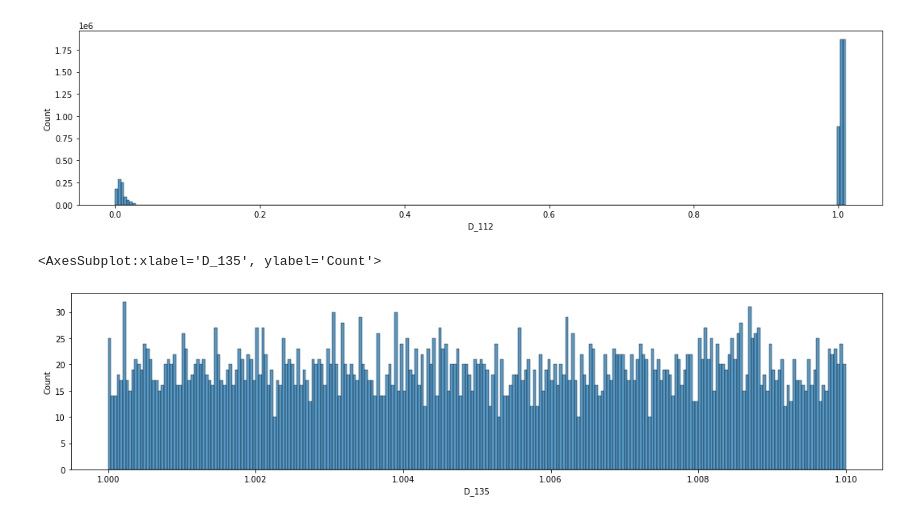
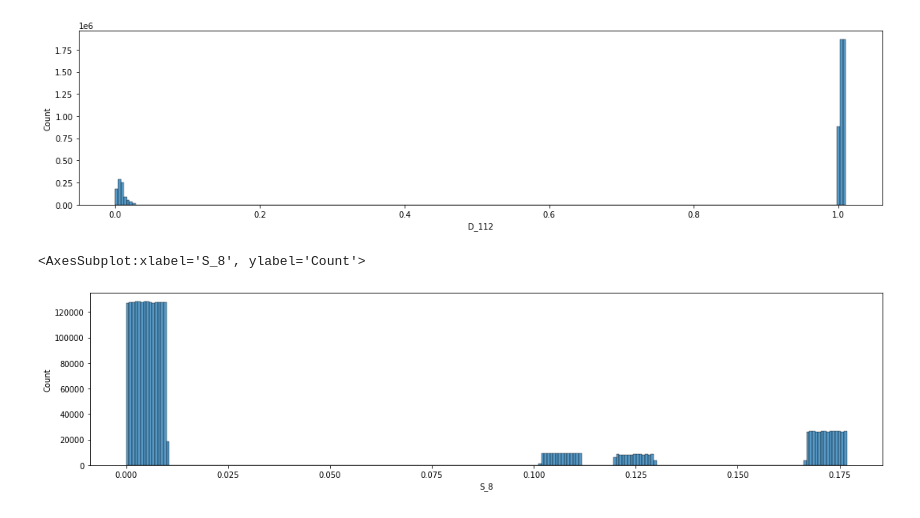
Before and after one commit to navitacion/amex-default-prediction, a Jupyter notebook: notebooks/EDA_D.ipynb, the cells around one changed output. Saved outputs shown, nothing was run; the diff lists cells and outputs as text; code cells hidden in the pictures.

```diff
--- a/notebooks/EDA_D.ipynb
+++ b/notebooks/EDA_D.ipynb
@@ -667,9 +667,12 @@ sns.histplot(x=feat, data=df.query(f"0.0 <= {feat} <= 1.1"), bins=250)
 <AxesSubplot:xlabel='D_112', ylabel='Count'>
 [figure]
 # %%
-feat = 'D_135'
+feat = 'S_8'
+th_min = 0.0
+th_max = 0.2
+
 plt.figure(figsize=(18, 4))
-sns.histplot(x=feat, data=df.query(f"0.9 <= {feat} <= 1.1"), bins=250)
+sns.histplot(x=feat, data=df.query(f"{th_min} <= {feat} <= {th_max}"), bins=250)
 # %% [output]
-<AxesSubplot:xlabel='D_135', ylabel='Count'>
+<AxesSubplot:xlabel='S_8', ylabel='Count'>
-[figure, old version]
+[figure, new version]
```
Also changed, not shown: parts of 13 cells of this notebook, 1 other file.
